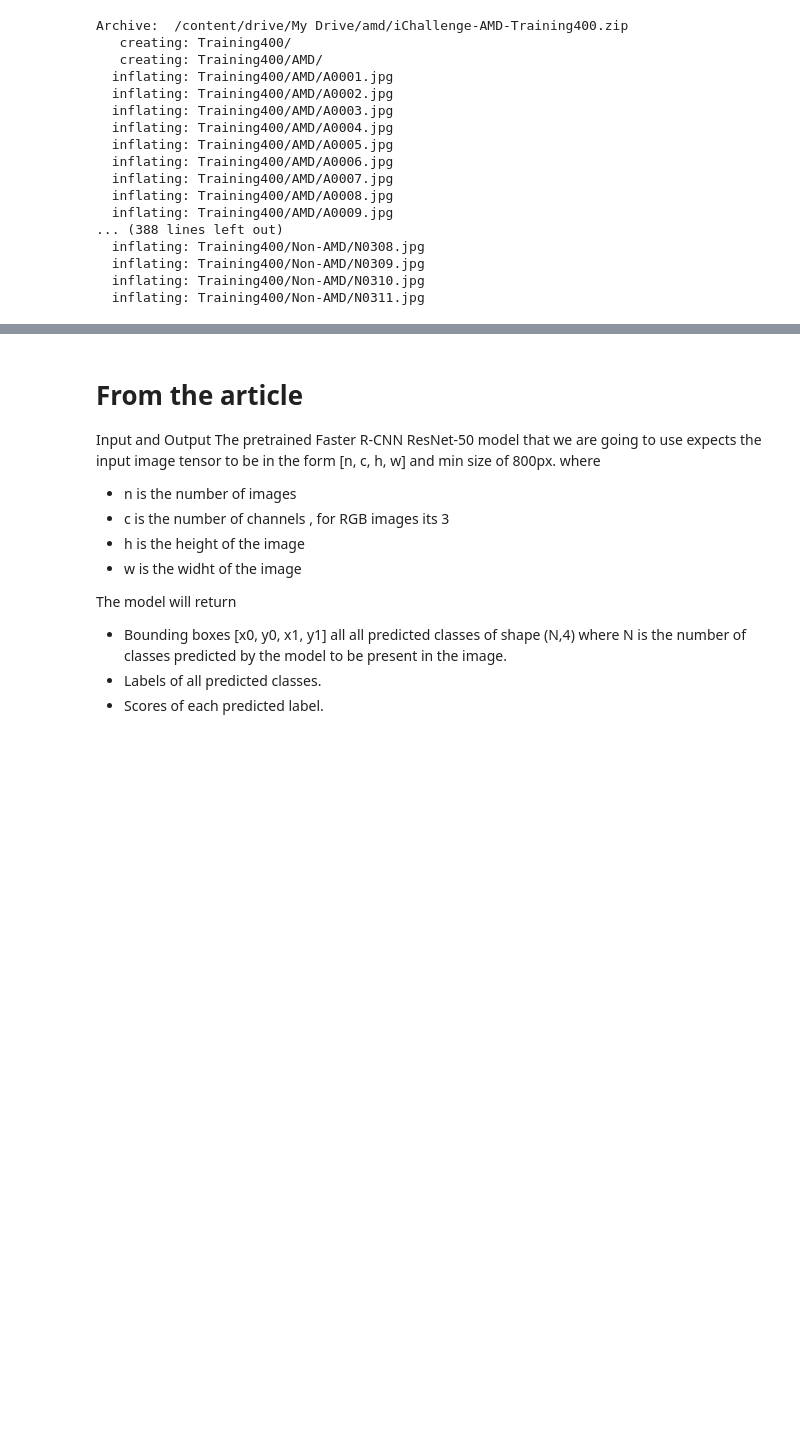
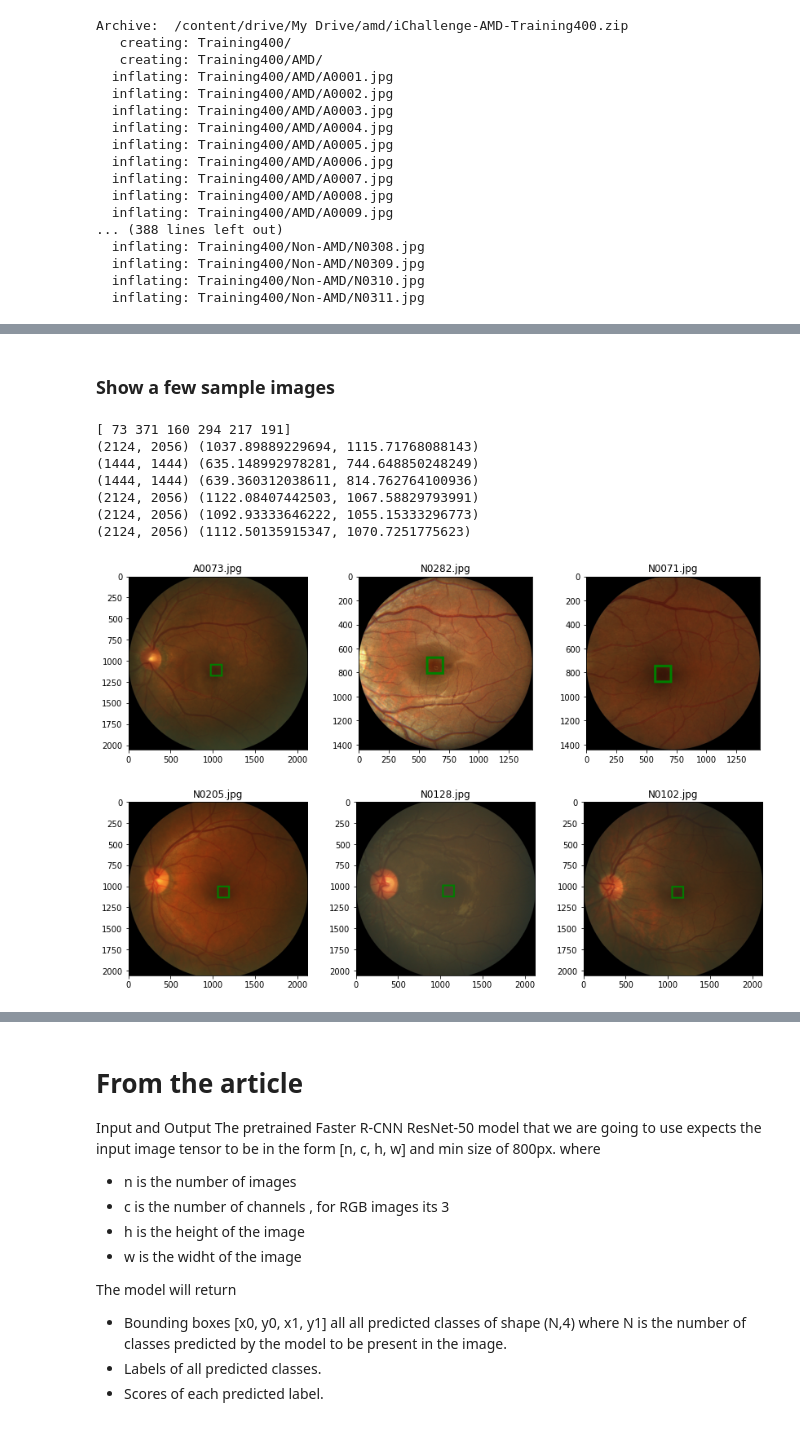
Before and after one commit to vikramkrishnan9885/MyColab, a Jupyter notebook: SingleObjectDetection.ipynb, the cells around one changed output, grey strips where cells are left out. Saved outputs shown, nothing was run; the diff lists cells and outputs as text; code cells hidden in the pictures; blank space fills up the shorter version.

```diff
--- a/SingleObjectDetection.ipynb
+++ b/SingleObjectDetection.ipynb
@@ -123,0 +159,77 @@ FileNotFoundError: ignored
+# %% [markdown]
+### Show a few sample images
+# %%
+import numpy as np
+from PIL import Image, ImageDraw
+import matplotlib.pylab as plt
+
+# fix random seed
+np.random.seed(2019)
+
+# we will set the plot parameters:
+plt.rcParams['figure.figsize'] = (15, 9)
+plt.subplots_adjust(wspace=0, hspace=0.3)
+nrows,ncols=2,3
+
+
+# we will select a random set of image ids:
+# get imgName column
+imgName=labels_df["imgName"]
+
+# get ids
+ids=labels_df.index
+
+# select random ids
+rndIds=np.random.choice(ids,nrows*ncols)
+print(rndIds)
+
+
+# Next, we will define a helper function to load an image and its label from the local files:
+def load_img_label(labels_df,id_):
+    imgName=labels_df["imgName"]
+    if imgName[id_][0]=="A":
+        prefix="AMD"
+    else:
+        prefix="Non-AMD"
+
+    fullPath2img=os.path.join(path2data,"Training400",prefix,imgName[id_])
+    img = Image.open(fullPath2img)
+
+    # centroid
+    x=labels_df["Fovea_X"][id_]
+    y=labels_df["Fovea_Y"][id_]
+
+    label=(x,y)
+    return img,label
+
+
+# Next, we will define a helper function to show the image and label as a bounding box:
+def show_img_label(img,label,w_h=(50,50),thickness=2):
+    w,h=w_h
+    cx,cy=label
+
+    # draw a rectangle
+    draw = ImageDraw.Draw(img)
+    draw.rectangle(((cx-w/2, cy-h/2), (cx+w/2, cy+h/2)),outline="green",width=thickness)
+
+    plt.imshow(np.asarray(img))
+
+
+# Then, we will show the selected images together with the fovea bounding boxes:
+for i,id_ in enumerate(rndIds):
+
+    img,label=load_img_label(labels_df,id_)
+    print(img.size,label)
+
+    plt.subplot(nrows, ncols, i+1)
+    show_img_label(img,label,w_h=(150,150),thickness=20)
+    plt.title(imgName[id_])
+# %% [output]
+[ 73 371 160 294 217 191]
+(2124, 2056) (1037.89889229694, 1115.71768088143)
+(1444, 1444) (635.148992978281, 744.648850248249)
+(1444, 1444) (639.360312038611, 814.762764100936)
+(2124, 2056) (1122.08407442503, 1067.58829793991)
+(2124, 2056) (1092.93333646222, 1055.15333296773)
+(2124, 2056) (1112.50135915347, 1070.7251775623)
+[figure, added]
```
Also changed, not shown: parts of 9 cells of this notebook.
